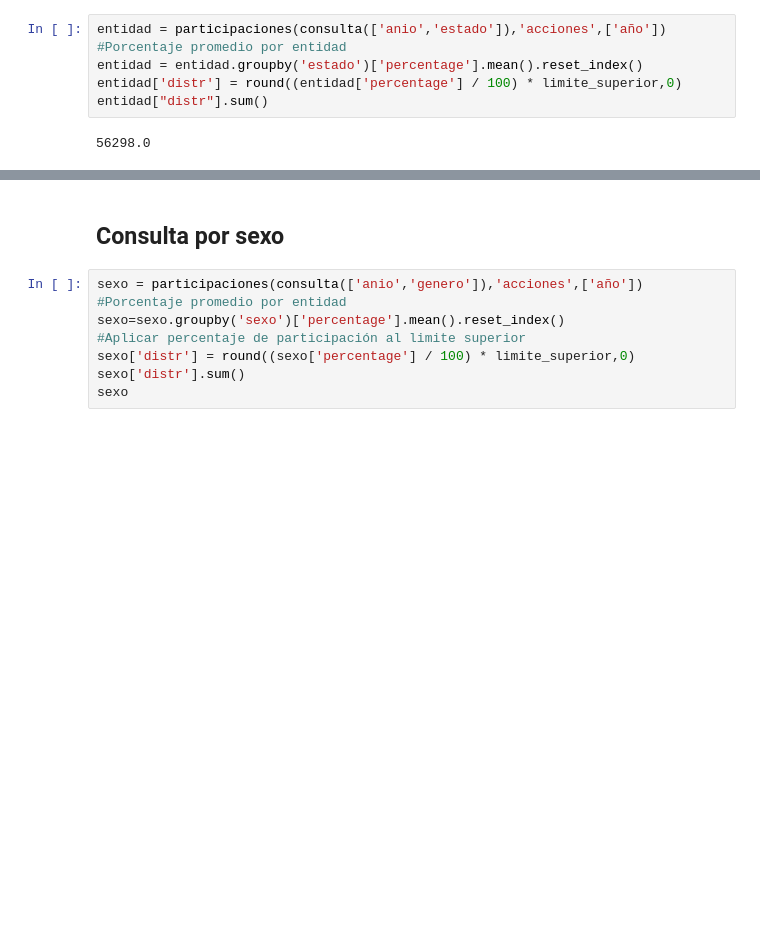
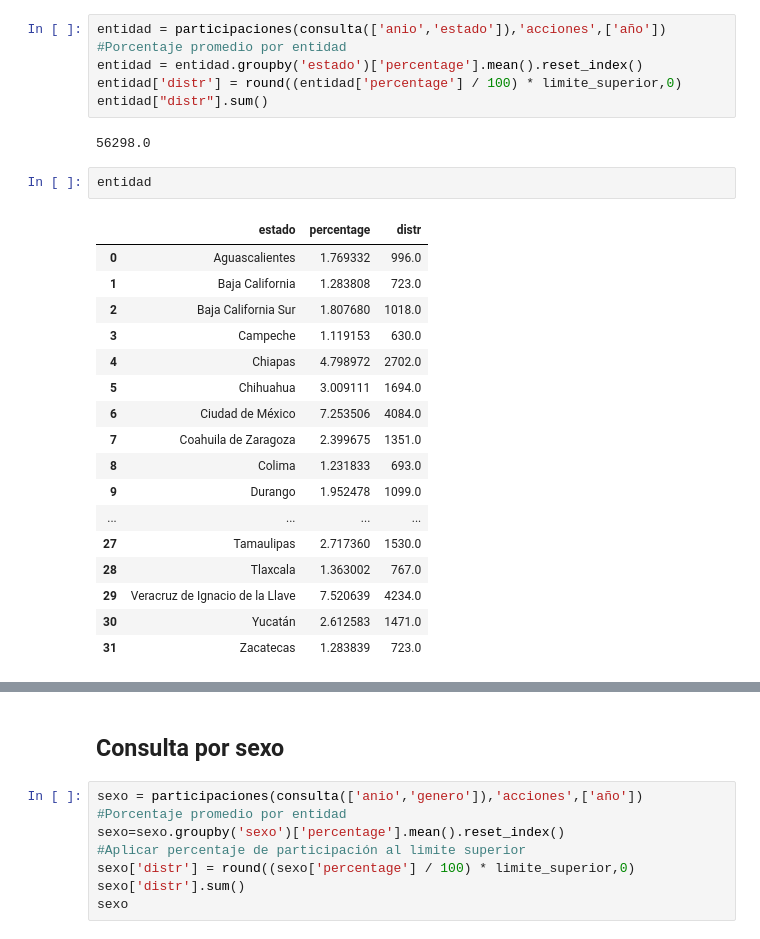
Before and after one commit to coordanalisis-sedatu/fovissste, a Jupyter notebook: prod_credito/prog_cred_fovissste.ipynb, the cells around one changed output, grey strips where cells are left out. Cells and saved outputs as stored; diff of their text form; blank space fills up the shorter version.

```diff
--- a/prod_credito/prog_cred_fovissste.ipynb
+++ b/prod_credito/prog_cred_fovissste.ipynb
@@ -100,3 +100,23 @@ entidad['distr'] = round((entidad['percentage'] / 100) * limite_superior,0)
 entidad["distr"].sum()
 # %% [output]
 56298.0
+# %%
+entidad
+# %% [output]
+|  | estado | percentage | distr |
+| 0 | Aguascalientes | 1.769332 | 996.0 |
+| 1 | Baja California | 1.283808 | 723.0 |
+| 2 | Baja California Sur | 1.807680 | 1018.0 |
+| 3 | Campeche | 1.119153 | 630.0 |
+| 4 | Chiapas | 4.798972 | 2702.0 |
+| 5 | Chihuahua | 3.009111 | 1694.0 |
+| 6 | Ciudad de México | 7.253506 | 4084.0 |
+| 7 | Coahuila de Zaragoza | 2.399675 | 1351.0 |
+| 8 | Colima | 1.231833 | 693.0 |
+| 9 | Durango | 1.952478 | 1099.0 |
+| ... | ... | ... | ... |
+| 27 | Tamaulipas | 2.717360 | 1530.0 |
+| 28 | Tlaxcala | 1.363002 | 767.0 |
+| 29 | Veracruz de Ignacio de la Llave | 7.520639 | 4234.0 |
+| 30 | Yucatán | 2.612583 | 1471.0 |
+| 31 | Zacatecas | 1.283839 | 723.0 |
```
Also changed, not shown: parts of 2 cells of this notebook.
